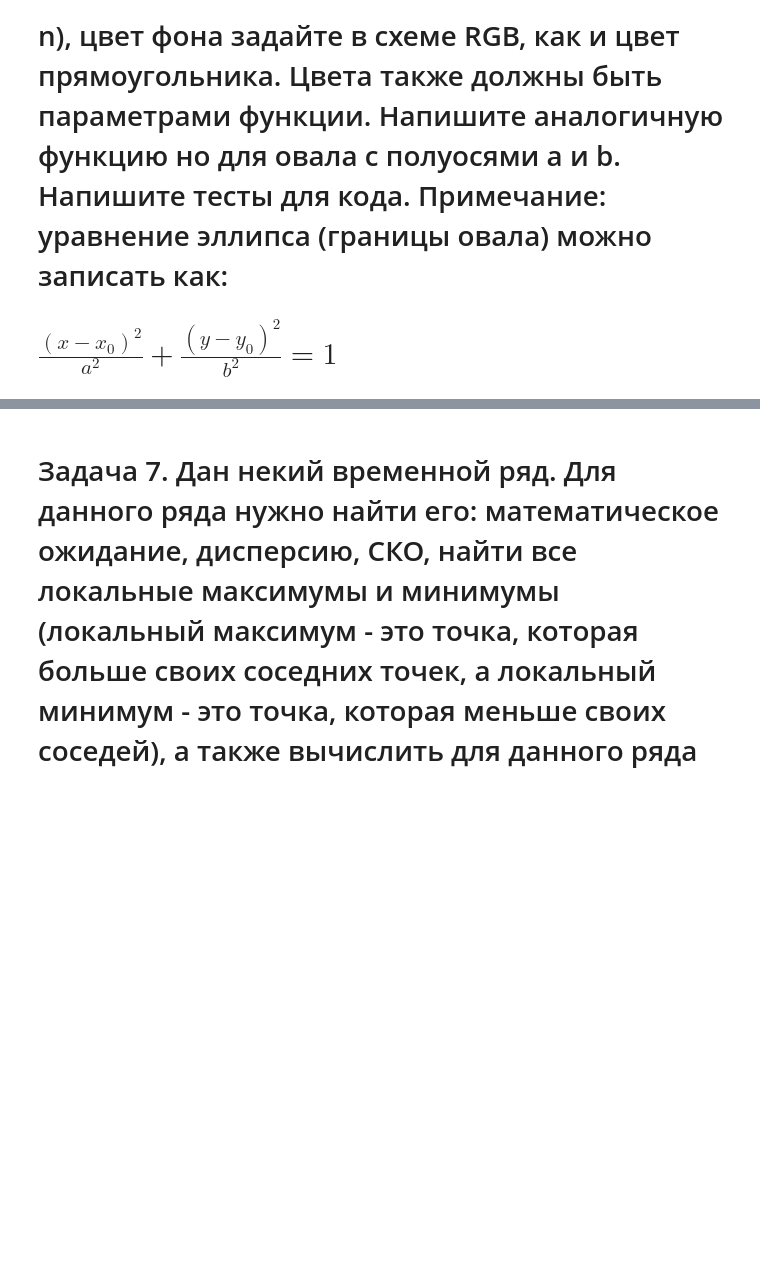
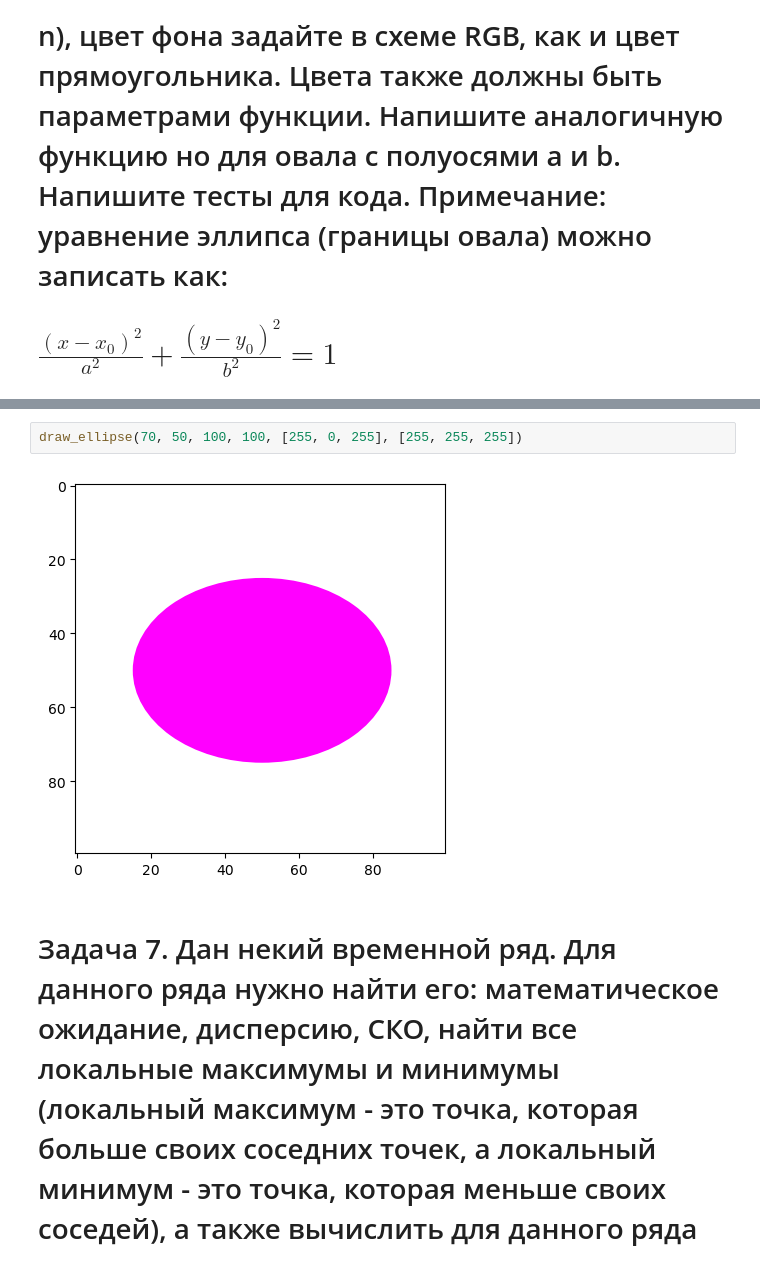
Before and after one commit to we1rd5/ds_urfu, a Jupyter notebook: lab1/numpy.ipynb, the cells around one changed output, grey strips where cells are left out. Cells and saved outputs as stored; diff of their text form; blank space fills up the shorter version.

```diff
--- a/lab1/numpy.ipynb
+++ b/lab1/numpy.ipynb
@@ -155,3 +195,7 @@ def draw_ellipse(a, b, m, n, ellipse_color, background_color):
+# %%
+draw_ellipse(70, 50, 100, 100, [255, 0, 255], [255, 255, 255])
+# %% [output]
+[figure, added]
 # %% [markdown]
 <h1>Задача 7. Дан некий временной ряд. Для данного ряда нужно найти его: математическое ожидание, дисперсию, СКО, найти все локальные максимумы и минимумы (локальный максимум - это точка, которая больше своих соседних точек, а локальный минимум - это точка, которая меньше своих соседей), а также вычислить для данного ряда другой ряд, получаемый методом скользящего среднего с размером окна $p$.
 <h1>Примечание: метод скользящего среднего подразумевает нахождение среднего из подмножетсва ряда размером $p$
```
Also changed, not shown: parts of 10 cells of this notebook.
